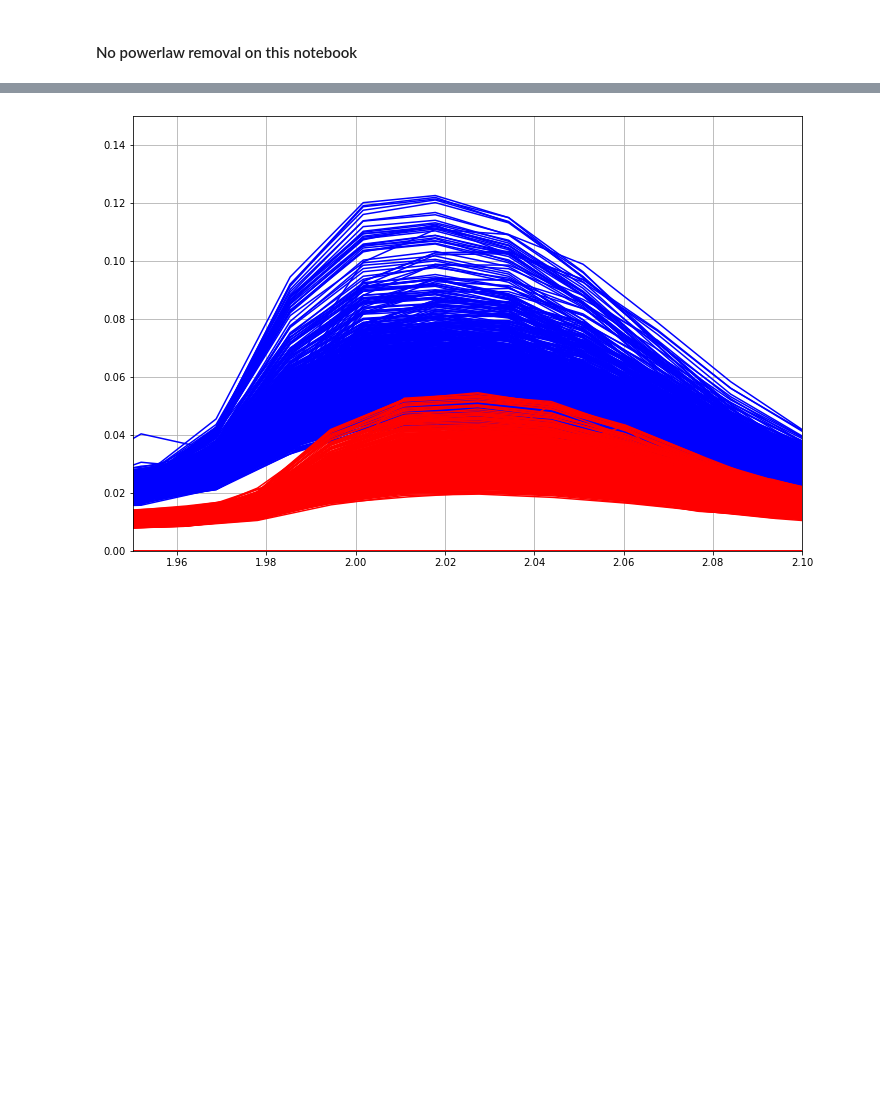
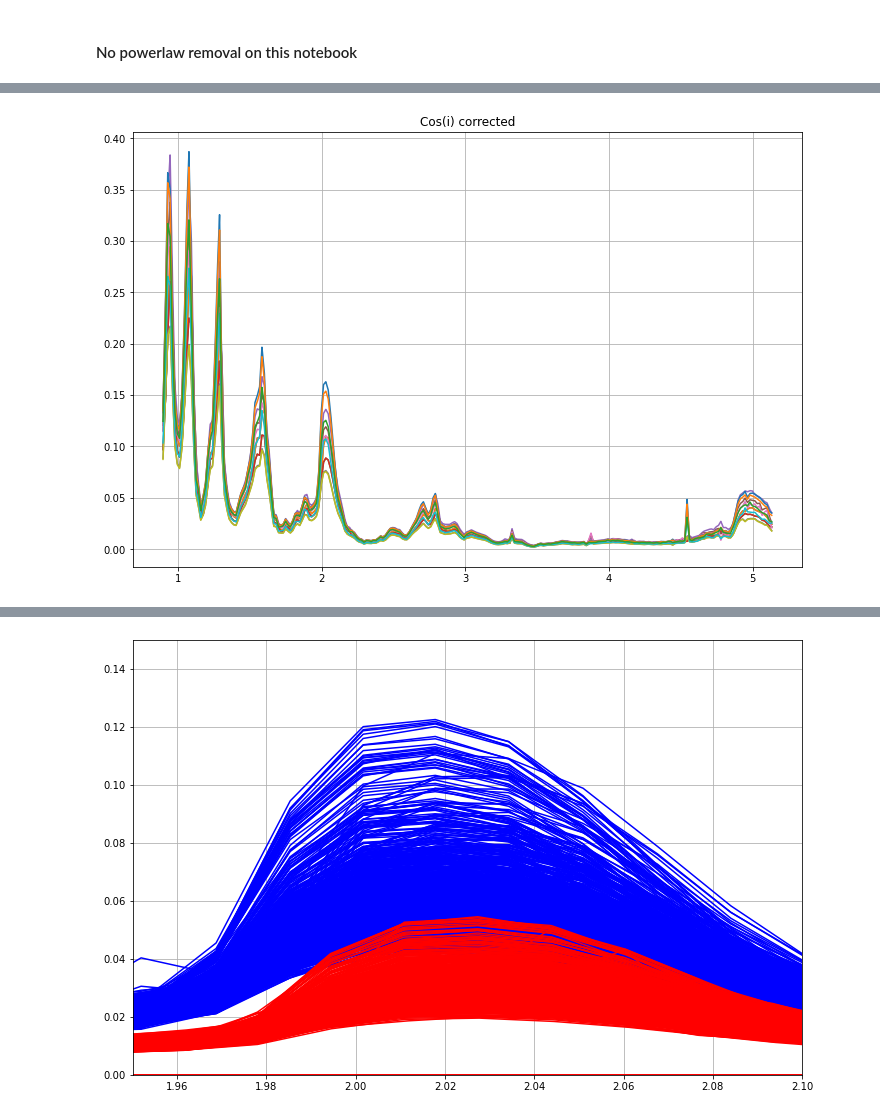
Before and after one commit to lucaslibshutz/spectralResearch, a Jupyter notebook: corrections_3.ipynb, the cells around one changed output, grey strips where cells are left out. Saved outputs shown, nothing was run; the diff lists cells and outputs as text; code cells hidden in the pictures; blank space fills up the shorter version.

```diff
--- a/corrections_3.ipynb
+++ b/corrections_3.ipynb
@@ -203 +218,11 @@ ethane = np.load('ethane.npy')
+# %%
+%matplotlib inline
+plt.figure(facecolor='white',figsize=(12,8))
+plt.title('Cos(i) corrected')
+for i in range(13):
+    plt.plot(xnew,inc_list[i])
+plt.grid()
+plt.show()
+# %% [output]
+[figure, added]
 # %%
```
Also changed, not shown: parts of 9 cells of this notebook.
